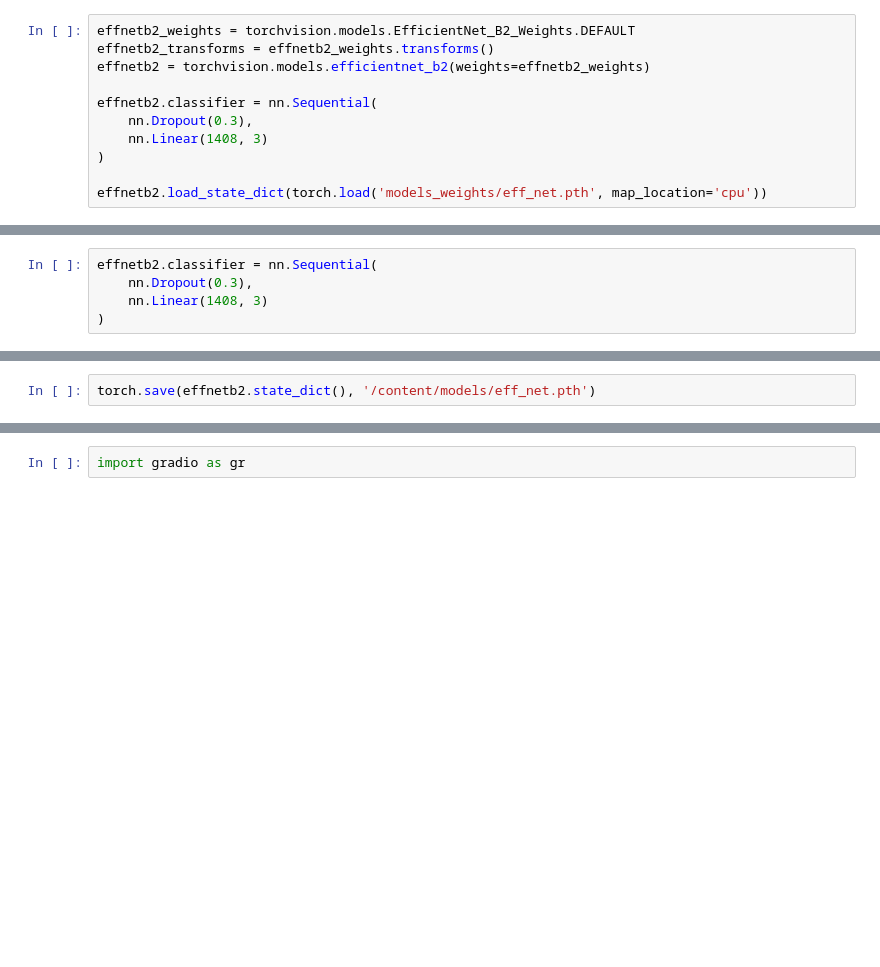
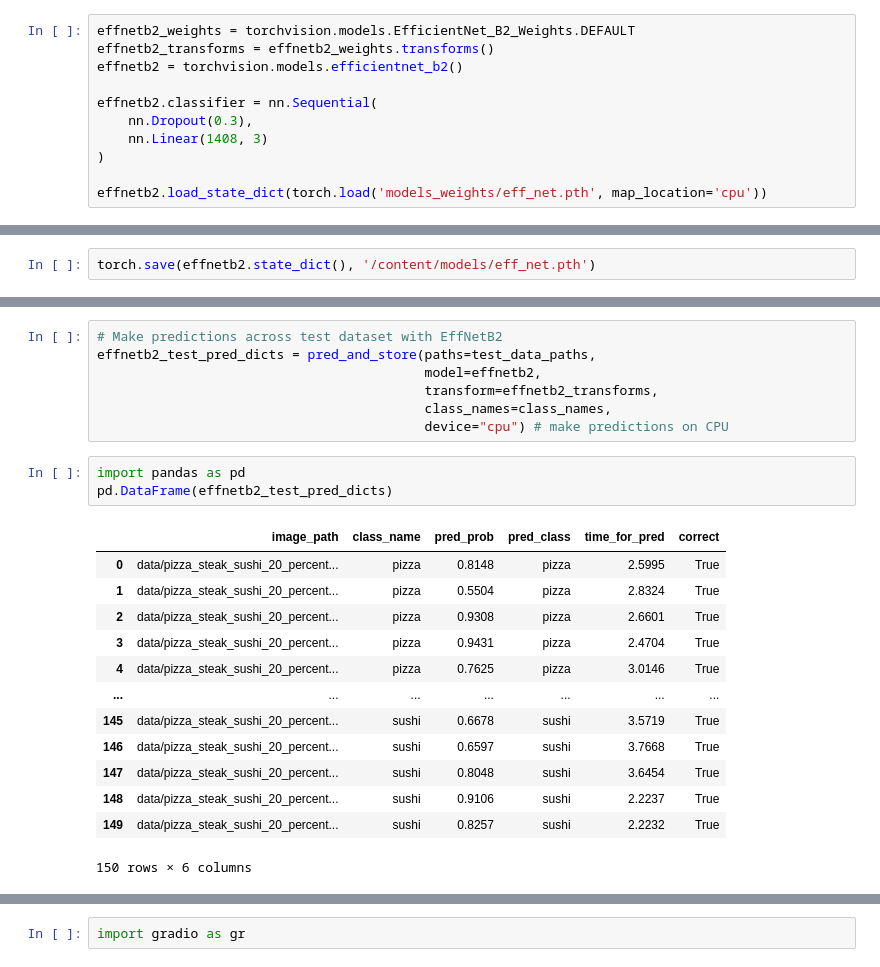
Before and after one commit to kkruglik/foodvision_project, a Jupyter notebook: work_notebook.ipynb, the cells around one changed output, grey strips where cells are left out. Drawn from its saved outputs; the diff is of its cells as text; blank space fills up the shorter version.

```diff
--- a/work_notebook.ipynb
+++ b/work_notebook.ipynb
@@ -96,7 +94,7 @@ test_dir = data_20_percent_path / "test"
 # %%
 effnetb2_weights = torchvision.models.EfficientNet_B2_Weights.DEFAULT
 effnetb2_transforms = effnetb2_weights.transforms()
-effnetb2 = torchvision.models.efficientnet_b2(weights=effnetb2_weights)
+effnetb2 = torchvision.models.efficientnet_b2()
 
 effnetb2.classifier = nn.Sequential(
     nn.Dropout(0.3),
@@ -109,8 +107,3 @@ effnetb2.load_state_dict(torch.load('models_weights/eff_net.pth', map_location='
 # %%
 for param in effnetb2.parameters():
     param.requires_grad = False
-# %%
-effnetb2.classifier = nn.Sequential(
-    nn.Dropout(0.3),
-    nn.Linear(1408, 3)
-)
@@ -224,3 +273,27 @@ torch.save(effnetb2.state_dict(), '/content/models/eff_net.pth')
+# %%
+# Make predictions across test dataset with EffNetB2
+effnetb2_test_pred_dicts = pred_and_store(paths=test_data_paths,
+                                          model=effnetb2,
+                                          transform=effnetb2_transforms,
+                                          class_names=class_names,
+                                          device="cpu") # make predictions on CPU
+# %%
+import pandas as pd
+pd.DataFrame(effnetb2_test_pred_dicts)
+# %% [output]
+|  | image_path | class_name | pred_prob | pred_class | time_for_pred | correct |
+| 0 | data/pizza_steak_sushi_20_percent... | pizza | 0.8148 | pizza | 2.5995 | True |
+| 1 | data/pizza_steak_sushi_20_percent... | pizza | 0.5504 | pizza | 2.8324 | True |
+| 2 | data/pizza_steak_sushi_20_percent... | pizza | 0.9308 | pizza | 2.6601 | True |
+| 3 | data/pizza_steak_sushi_20_percent... | pizza | 0.9431 | pizza | 2.4704 | True |
+| 4 | data/pizza_steak_sushi_20_percent... | pizza | 0.7625 | pizza | 3.0146 | True |
+| ... | ... | ... | ... | ... | ... | ... |
+| 145 | data/pizza_steak_sushi_20_percent... | sushi | 0.6678 | sushi | 3.5719 | True |
+| 146 | data/pizza_steak_sushi_20_percent... | sushi | 0.6597 | sushi | 3.7668 | True |
+| 147 | data/pizza_steak_sushi_20_percent... | sushi | 0.8048 | sushi | 3.6454 | True |
+| 148 | data/pizza_steak_sushi_20_percent... | sushi | 0.9106 | sushi | 2.2237 | True |
+| 149 | data/pizza_steak_sushi_20_percent... | sushi | 0.8257 | sushi | 2.2232 | True |
+150 rows × 6 columns
 # %%
 from typing import Tuple, Dict
 
```
Also changed, not shown: parts of 16 cells of this notebook, 10 other files.
